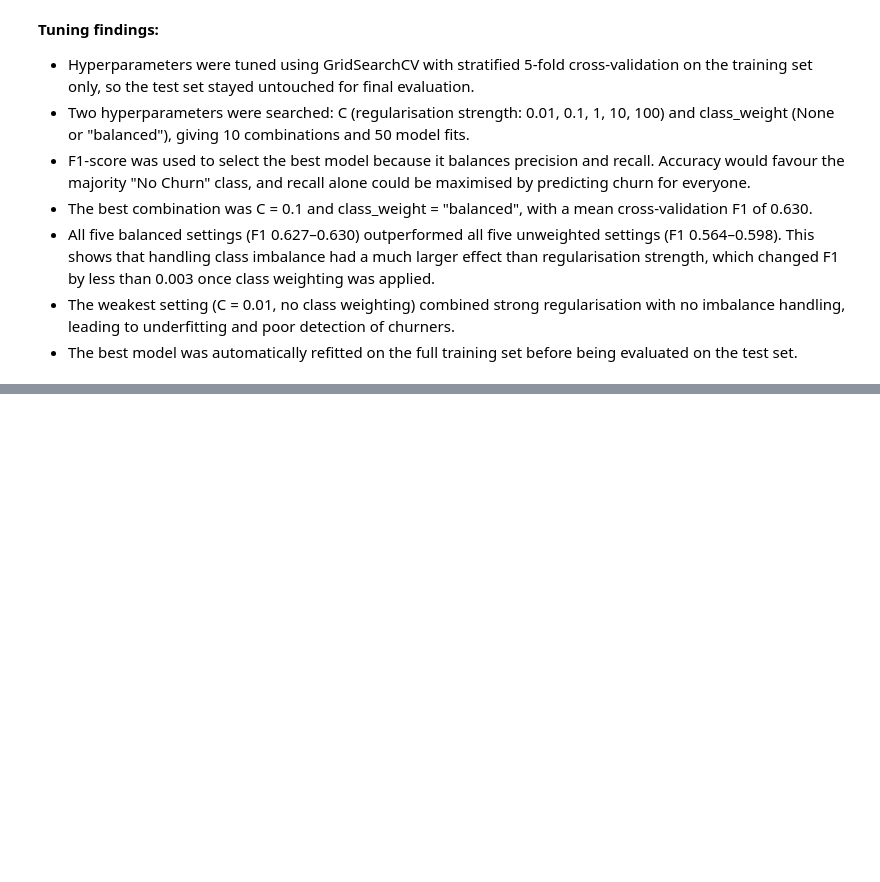
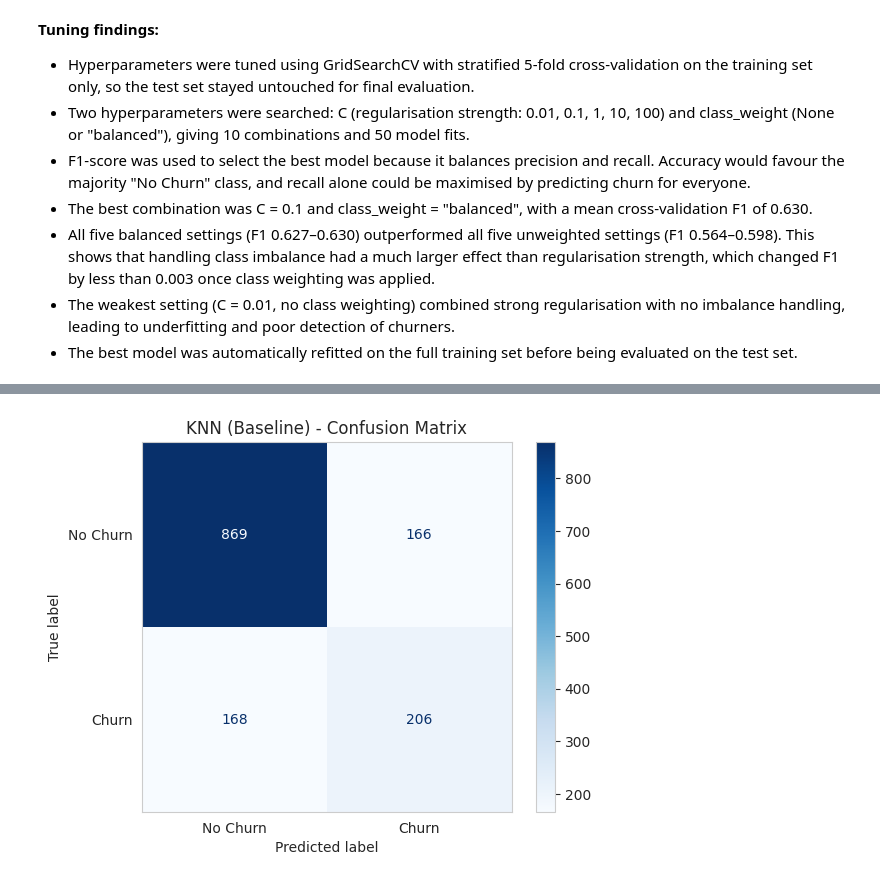
Before and after one commit to Hesandu-Ruwanpathirana/telco-customer-churn-prediction, a Jupyter notebook: churn_prediction.ipynb, the cells around one changed output, grey strips where cells are left out. Saved outputs shown, nothing was run; the diff lists cells and outputs as text; code cells hidden in the pictures; blank space fills up the shorter version.

Commit message:
Add baseline KNN model and evaluation

```diff
--- a/churn_prediction.ipynb
+++ b/churn_prediction.ipynb
@@ -461,0 +464,18 @@ plt.show()
+# %%
+from sklearn.neighbors import KNeighborsClassifier
+
+# Creates a KNN model with default settings (5 neighbours)
+knn_base = KNeighborsClassifier()
+
+# Stores the training customers and their answers
+knn_base.fit(X_train, y_train)
+
+# Predicts churn (1 or 0) for the test customers
+y_pred_knn_base = knn_base.predict(X_test)
+
+# Predicts the probability of churn for the test customers
+y_prob_knn_base = knn_base.predict_proba(X_test)[:, 1]
+
+print("Model trained.")
+print("First 10 predictions:", y_pred_knn_base[:10])
+print("First 10 probabilities:", y_prob_knn_base[:10])
@@ -461,0 +504,8 @@ plt.show()
+# %%
+# Draws the 4-box table for baseline KNN
+ConfusionMatrixDisplay.from_predictions(y_test, y_pred_knn_base,display_labels=["No Churn", "Churn"],cmap="Blues")
+plt.title("KNN (Baseline) - Confusion Matrix")
+plt.grid(False)
+plt.show()
+# %% [output]
+[figure, added]
```
Also changed, not shown: parts of 5 cells of this notebook.
